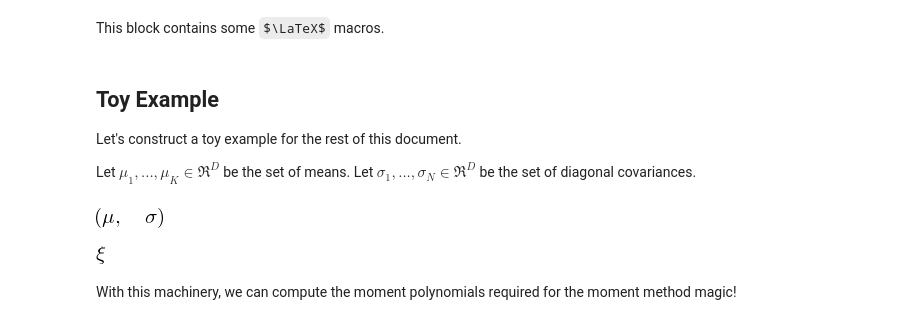
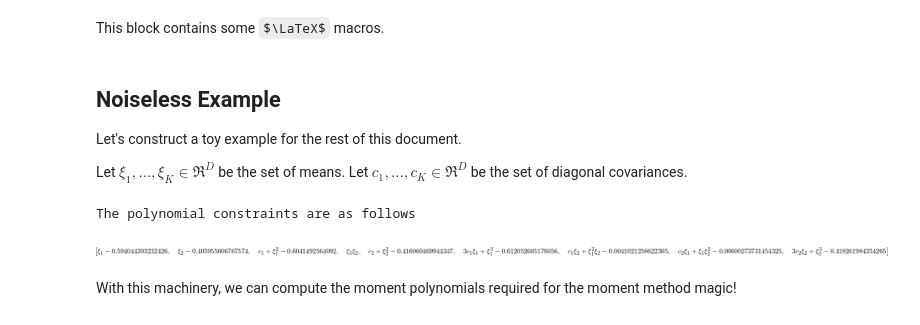
Before and after one commit to sidaw/polymom, a Jupyter notebook: MixtureOfGaussians.ipynb, the cells around one changed output. Drawn from its saved outputs; the diff is of its cells as text; code cells hidden in the pictures; some formulas as TeX source.

Commit message:
multi-dimensional mog example

```diff
--- a/MixtureOfGaussians.ipynb
+++ b/MixtureOfGaussians.ipynb
@@ -19,15 +24,7 @@ import sympy as sp
 sp.init_printing()
 # %% [markdown]
-## Toy Example
+## Noiseless Example
 
 Let's construct a toy example for the rest of this document.
 
-Let $\mu_1, ..., \mu_K \in \Re^D$ be the set of means. Let $\sigma_1, ..., \sigma_N \in \Re^D$ be the set of diagonal covariances.
+Let $\xi_1, ..., \xi_K \in \Re^D$ be the set of means. Let $c_1, ..., c_K \in \Re^D$ be the set of diagonal covariances.
-# %%
-mus=[-2., 2.]; sigs=[1., np.sqrt(3.)]; pis=[0.5, 0.5]
-mu,sigma = sp.symbols('mu,sigma')
-display((mu,sigma))
-sp.symbols('xi')
-# %% [output]
-[figure, removed]
-[figure, removed]
@@ -54,2 +31,16 @@ def generate_localization_matrices(M, gs):
+# %%
+k = 2
+d = 2
+gm = models.GaussianMixtureModel.generate('', k, d)
+deg = 3
+constraints = gm.polymom_all_constraints(deg)
+xis = gm.sym_means
+covs = gm.sym_covs
+sym_all = xis + covs
+print 'The polynomial constraints are as follows'
+display(constraints)
+# %% [output]
+The polynomial constraints are as follows
+[figure, added]
 # %% [markdown]
 With this machinery, we can compute the moment polynomials required for the moment method magic!
```
Also changed, not shown: parts of 14 cells of this notebook, 3 other files.
